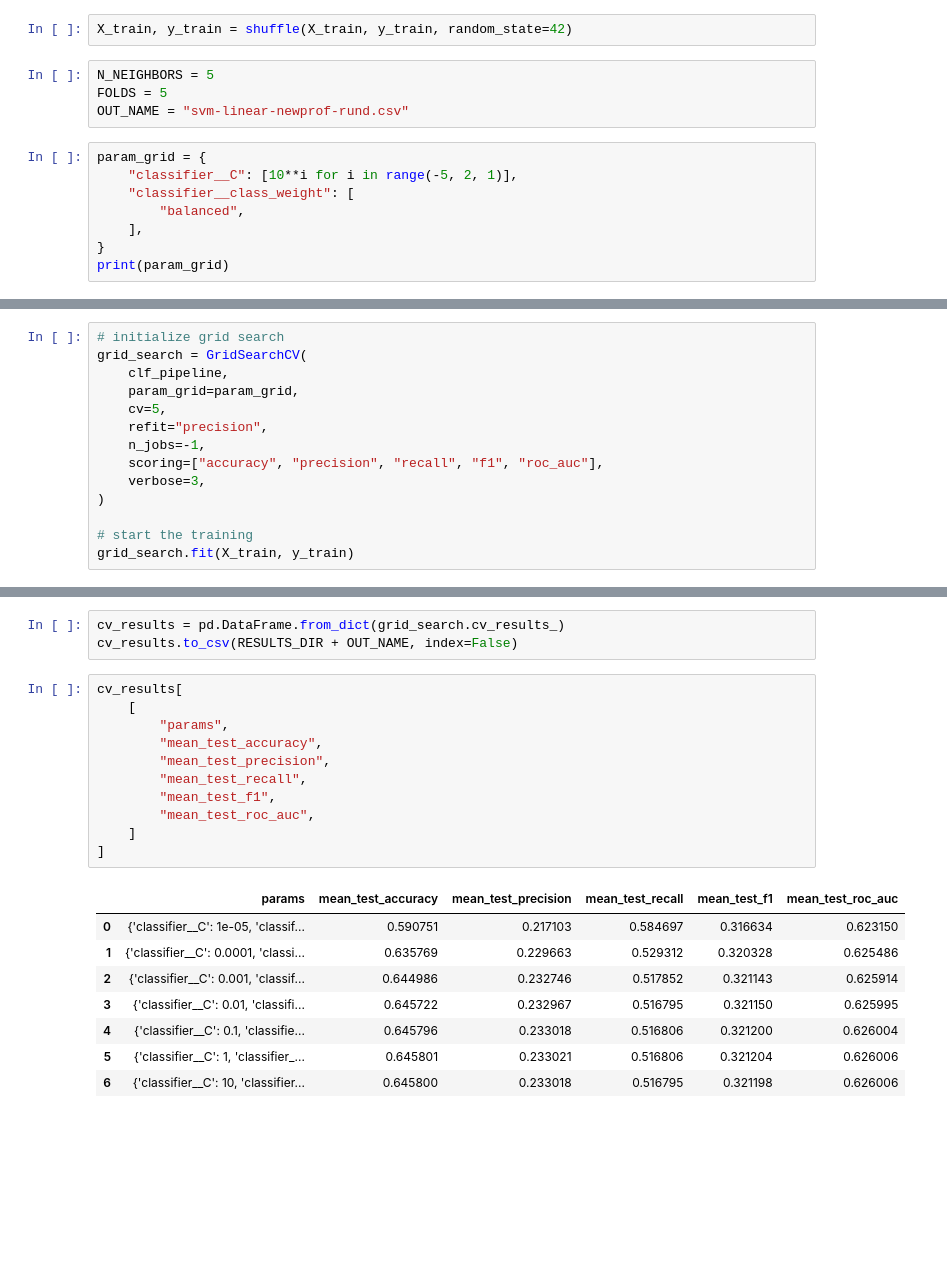
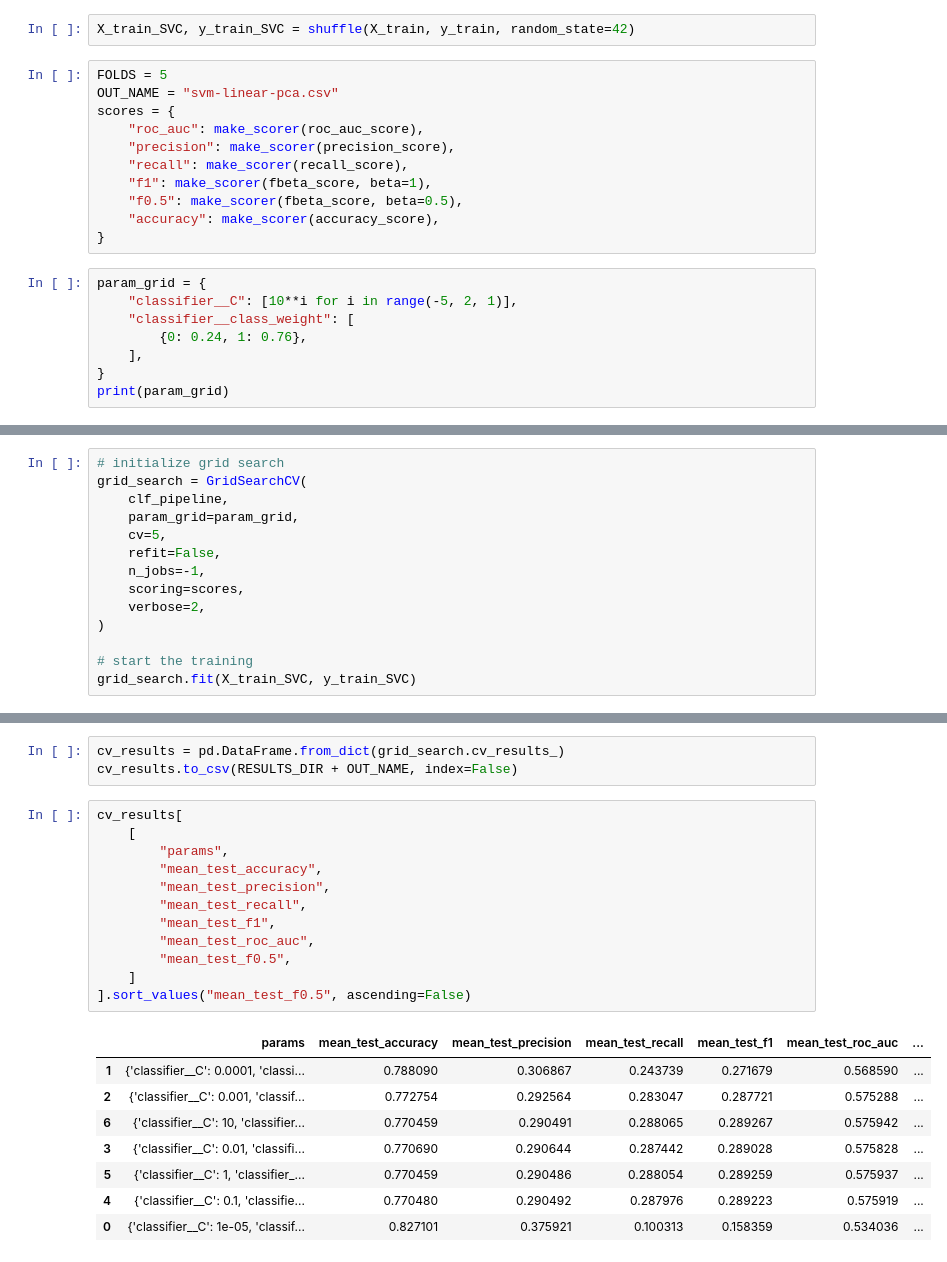
Before and after one commit to DiVitoTommaso/Cyclists-Races_Data-Mining, a Jupyter notebook: Supervised Learning.ipynb, the cells around one changed output, grey strips where cells are left out. Drawn from its saved outputs; the diff is of its cells as text; blank space fills up the shorter version.

```diff
--- a/Supervised Learning.ipynb
+++ b/Supervised Learning.ipynb
@@ -230,16 +244,23 @@ Data columns (total 11 columns):
 dtypes: Float64(1), Int64(4), float64(4), int8(2)
 memory usage: 46.0 MB
 # %%
-X_train, y_train = shuffle(X_train, y_train, random_state=42)
+X_train_SVC, y_train_SVC = shuffle(X_train, y_train, random_state=42)
 # %%
-N_NEIGHBORS = 5
 FOLDS = 5
-OUT_NAME = "svm-linear-newprof-rund.csv"
+OUT_NAME = "svm-linear-pca.csv"
+scores = {
+    "roc_auc": make_scorer(roc_auc_score),
+    "precision": make_scorer(precision_score),
+    "recall": make_scorer(recall_score),
+    "f1": make_scorer(fbeta_score, beta=1),
+    "f0.5": make_scorer(fbeta_score, beta=0.5),
+    "accuracy": make_scorer(accuracy_score),
+}
 # %%
 param_grid = {
     "classifier__C": [10**i for i in range(-5, 2, 1)],
     "classifier__class_weight": [
-        "balanced",
+        {0: 0.24, 1: 0.76},
     ],
 }
 print(param_grid)
@@ -301,13 +310,13 @@ grid_search = GridSearchCV(
     clf_pipeline,
     param_grid=param_grid,
     cv=5,
-    refit="precision",
+    refit=False,
     n_jobs=-1,
-    scoring=["accuracy", "precision", "recall", "f1", "roc_auc"],
-    verbose=3,
+    scoring=scores,
+    verbose=2,
 )
 
 # start the training
-grid_search.fit(X_train, y_train)
+grid_search.fit(X_train_SVC, y_train_SVC)
 # %% [output]
 Fitting 5 folds for each of 7 candidates, totalling 35 fits
@@ -355,20 +359,21 @@ cv_results.to_csv(RESULTS_DIR + OUT_NAME, index=False)
 # %%
 cv_results[
     [
         "params",
         "mean_test_accuracy",
         "mean_test_precision",
         "mean_test_recall",
         "mean_test_f1",
         "mean_test_roc_auc",
+        "mean_test_f0.5",
     ]
-]
+].sort_values("mean_test_f0.5", ascending=False)
 # %% [output]
-|  | params | mean_test_accuracy | mean_test_precision | mean_test_recall | mean_test_f1 | mean_test_roc_auc |
-| 0 | {'classifier__C': 1e-05, 'classif... | 0.590751 | 0.217103 | 0.584697 | 0.316634 | 0.623150 |
-| 1 | {'classifier__C': 0.0001, 'classi... | 0.635769 | 0.229663 | 0.529312 | 0.320328 | 0.625486 |
-| 2 | {'classifier__C': 0.001, 'classif... | 0.644986 | 0.232746 | 0.517852 | 0.321143 | 0.625914 |
-| 3 | {'classifier__C': 0.01, 'classifi... | 0.645722 | 0.232967 | 0.516795 | 0.321150 | 0.625995 |
-| 4 | {'classifier__C': 0.1, 'classifie... | 0.645796 | 0.233018 | 0.516806 | 0.321200 | 0.626004 |
-| 5 | {'classifier__C': 1, 'classifier_... | 0.645801 | 0.233021 | 0.516806 | 0.321204 | 0.626006 |
-| 6 | {'classifier__C': 10, 'classifier... | 0.645800 | 0.233018 | 0.516795 | 0.321198 | 0.626006 |
+|  | params | mean_test_accuracy | mean_test_precision | mean_test_recall | mean_test_f1 | mean_test_roc_auc | ... |
+| 1 | {'classifier__C': 0.0001, 'classi... | 0.788090 | 0.306867 | 0.243739 | 0.271679 | 0.568590 | ... |
+| 2 | {'classifier__C': 0.001, 'classif... | 0.772754 | 0.292564 | 0.283047 | 0.287721 | 0.575288 | ... |
+| 6 | {'classifier__C': 10, 'classifier... | 0.770459 | 0.290491 | 0.288065 | 0.289267 | 0.575942 | ... |
+| 3 | {'classifier__C': 0.01, 'classifi... | 0.770690 | 0.290644 | 0.287442 | 0.289028 | 0.575828 | ... |
+| 5 | {'classifier__C': 1, 'classifier_... | 0.770459 | 0.290486 | 0.288054 | 0.289259 | 0.575937 | ... |
+| 4 | {'classifier__C': 0.1, 'classifie... | 0.770480 | 0.290492 | 0.287976 | 0.289223 | 0.575919 | ... |
+| 0 | {'classifier__C': 1e-05, 'classif... | 0.827101 | 0.375921 | 0.100313 | 0.158359 | 0.534036 | ... |
```
Also changed, not shown: parts of 39 cells of this notebook, 1 other file.
